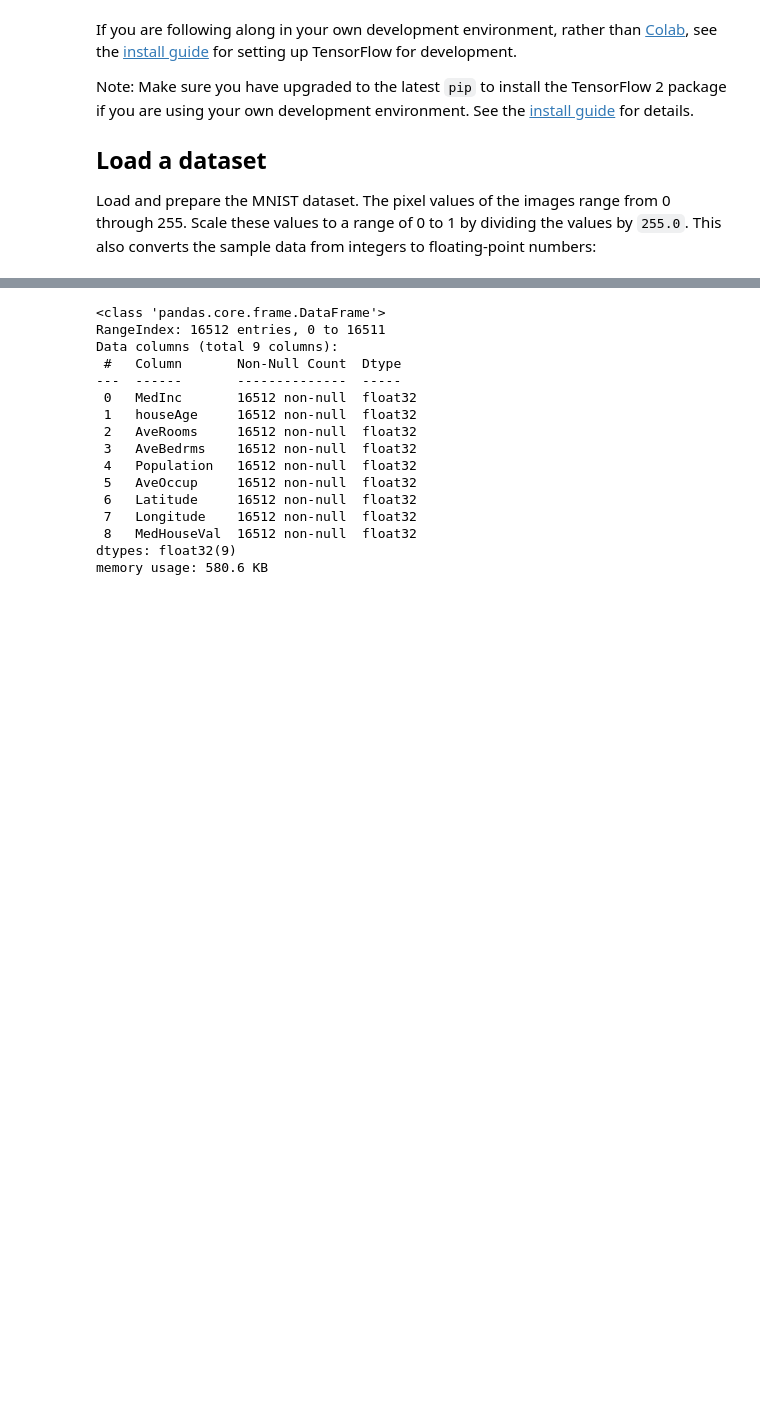
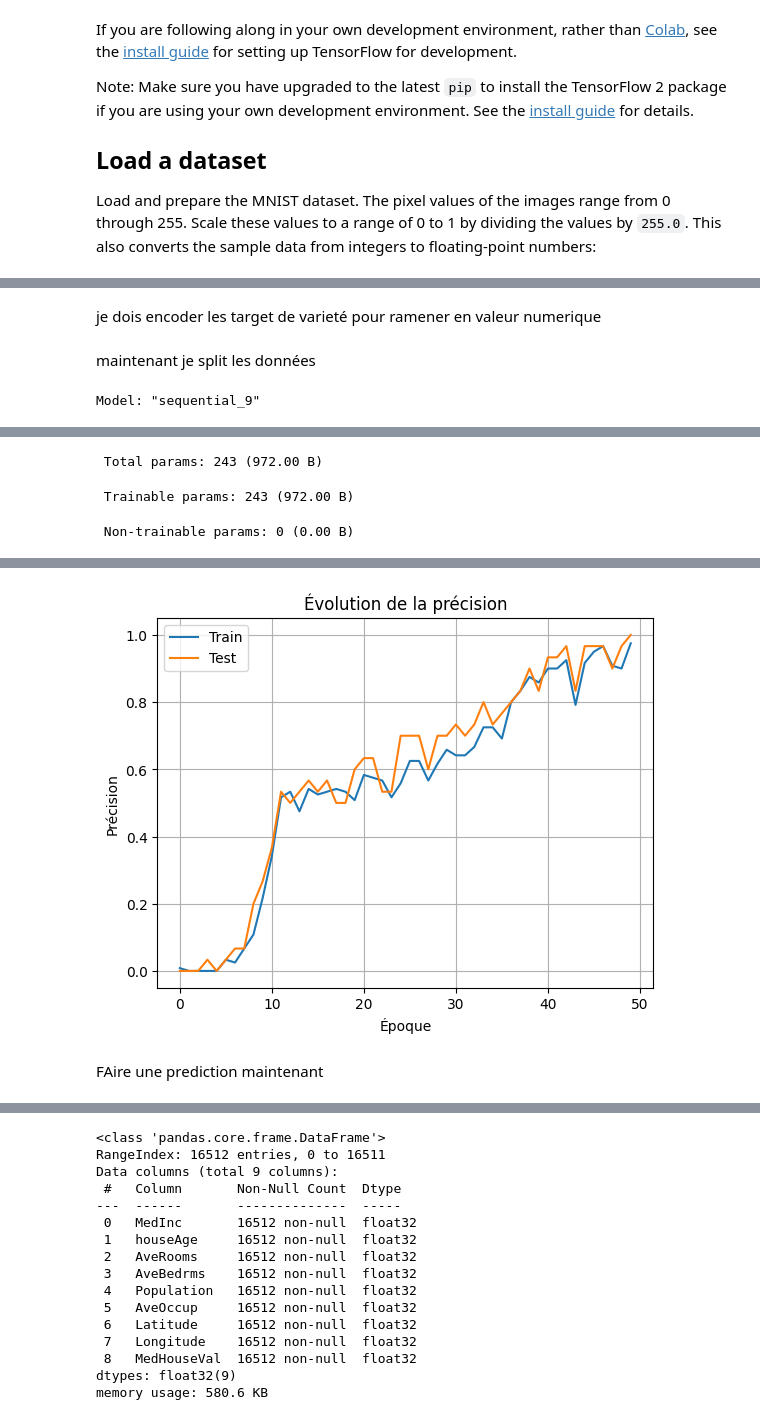
Before and after one commit to ludooo2204/ComputerVision, a Jupyter notebook: site/en/tutorials/quickstart/beginner.ipynb, the cells around one changed output, grey strips where cells are left out. Saved outputs shown, nothing was run; the diff lists cells and outputs as text; code cells hidden in the pictures; blank space fills up the shorter version.

```diff
--- a/site/en/tutorials/quickstart/beginner.ipynb
+++ b/site/en/tutorials/quickstart/beginner.ipynb
@@ -86,0 +88,73 @@ y=dfIrisLocal["variety"]
+# %% [markdown]
+je dois encoder les target de varieté pour ramener en valeur numerique
+# %%
+from sklearn.preprocessing import LabelEncoder
+from tensorflow.keras.utils import to_categorical
+le=LabelEncoder()
+y=le.fit_transform(y)
+y_categorical=to_categorical(y)
+# %% [markdown]
+maintenant je split les données
+# %%
+from sklearn.model_selection import train_test_split
+
+X_train, X_test, y_train, y_test = train_test_split(
+    X, y_categorical, test_size=0.2, random_state=42, stratify=y_categorical
+)
+# %%
+# ✅ 5. Construire un modèle Keras simple
+
+import tensorflow as tf
+from tensorflow.keras import layers, models
+
+model = models.Sequential([
+    layers.Input(shape=(X.shape[1],)),
+    layers.Dense(16, activation='relu'),
+    layers.Dense(8, activation='relu'),
+    layers.Dense(y_categorical.shape[1], activation='softmax')  # sortie softmax pour classification
+])
+
+model.compile(
+    optimizer='adam',
+    loss='categorical_crossentropy',
+    metrics=['accuracy']
+)
+
+model.summary()
+
+
+
+# ✅ 6. Entraîner le modèle
+
+history = model.fit(
+    X_train, y_train,
+    validation_data=(X_test, y_test),
+    epochs=50,
+    batch_size=8,
+    verbose=2
+)
+
+
+
+# ✅ 7. Évaluer le modèle
+
+loss, accuracy = model.evaluate(X_test, y_test, verbose=0)
+print(f"Accuracy sur les données de test : {accuracy:.2%}")
+
+
+
+# ✅ 8. (Optionnel) Visualiser l’apprentissage
+
+import matplotlib.pyplot as plt
+
+# Accuracy
+plt.plot(history.history["accuracy"], label="Train")
+plt.plot(history.history["val_accuracy"], label="Test")
+plt.title("Évolution de la précision")
+plt.xlabel("Époque")
+plt.ylabel("Précision")
+plt.legend()
+plt.grid()
+plt.show()
+# %% [output]
+Model: "sequential_9"
@@ -86,0 +170,3 @@ y=dfIrisLocal["variety"]
+ Total params: 243 (972.00 B)
+ Trainable params: 243 (972.00 B)
+ Non-trainable params: 0 (0.00 B)
@@ -86,0 +190,3 @@ y=dfIrisLocal["variety"]
+[figure, added]
+# %% [markdown]
+FAire une prediction maintenant
```
Also changed, not shown: parts of 4 cells of this notebook.
